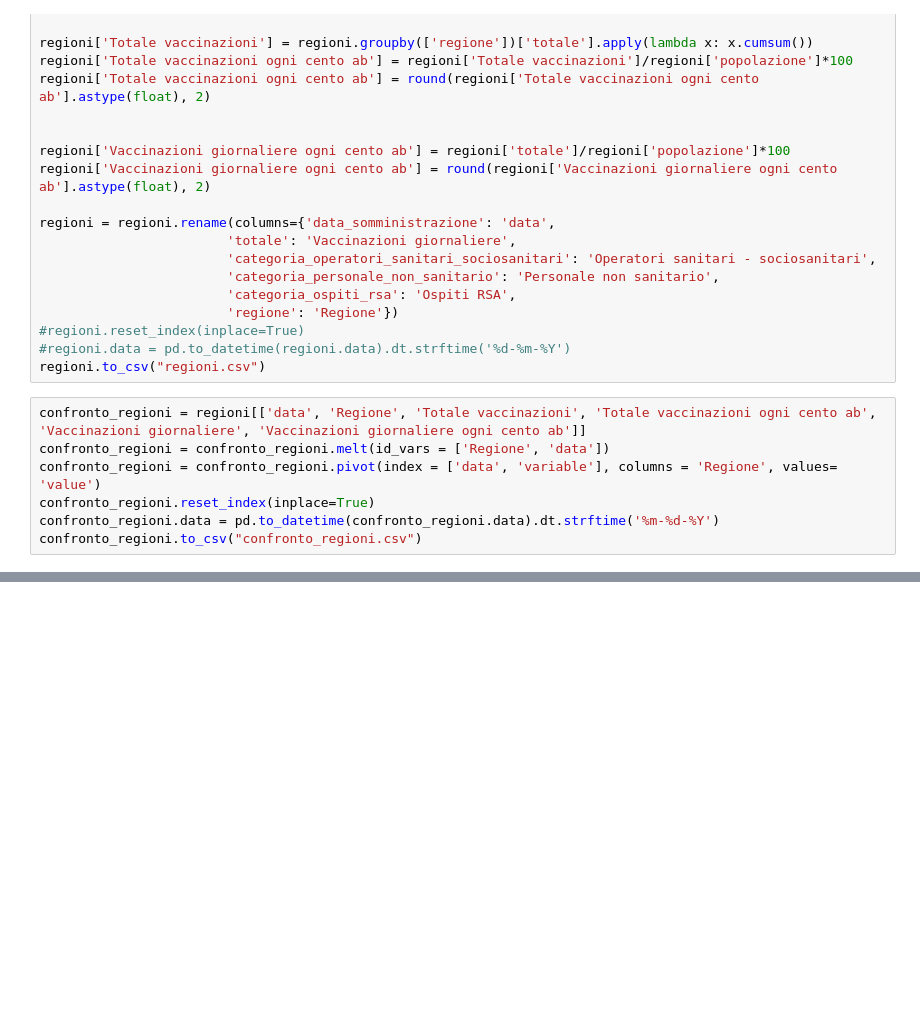
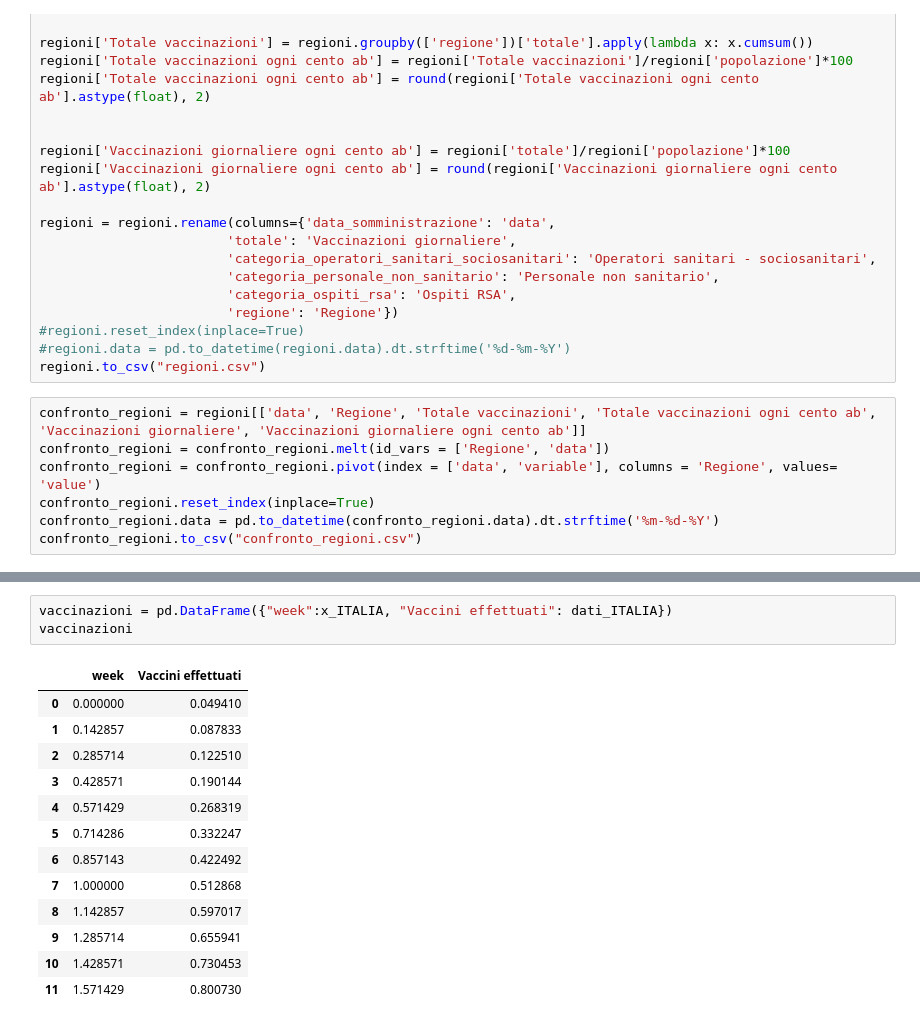
Before and after one commit to vincnardelli/covstat, a Jupyter notebook: covstat_vaccini.ipynb, the cells around one changed output, grey strips where cells are left out. Drawn from its saved outputs; the diff is of its cells as text; blank space fills up the shorter version.

```diff
--- a/covstat_vaccini.ipynb
+++ b/covstat_vaccini.ipynb
@@ -205,0 +275,17 @@ confronto_regioni
+# %%
+vaccinazioni = pd.DataFrame({"week":x_ITALIA, "Vaccini effettuati": dati_ITALIA})
+vaccinazioni
+# %% [output]
+|  | week | Vaccini effettuati |
+| 0 | 0.000000 | 0.049410 |
+| 1 | 0.142857 | 0.087833 |
+| 2 | 0.285714 | 0.122510 |
+| 3 | 0.428571 | 0.190144 |
+| 4 | 0.571429 | 0.268319 |
+| 5 | 0.714286 | 0.332247 |
+| 6 | 0.857143 | 0.422492 |
+| 7 | 1.000000 | 0.512868 |
+| 8 | 1.142857 | 0.597017 |
+| 9 | 1.285714 | 0.655941 |
+| 10 | 1.428571 | 0.730453 |
+| 11 | 1.571429 | 0.800730 |
```
Also changed, not shown: parts of 10 cells of this notebook.
